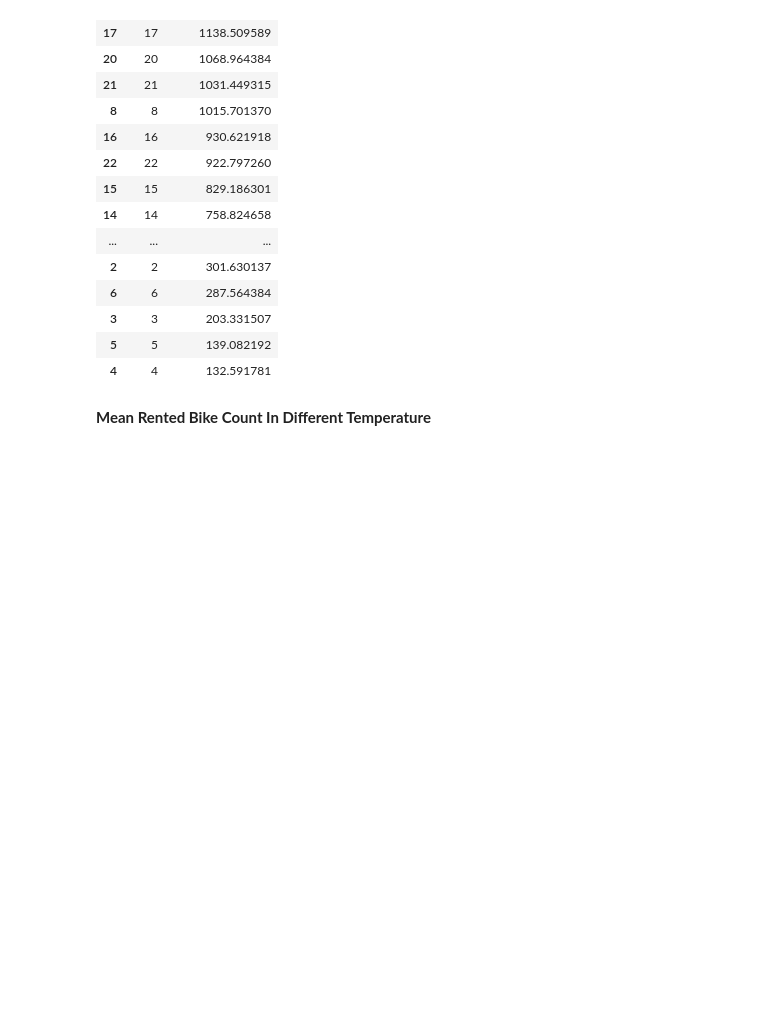
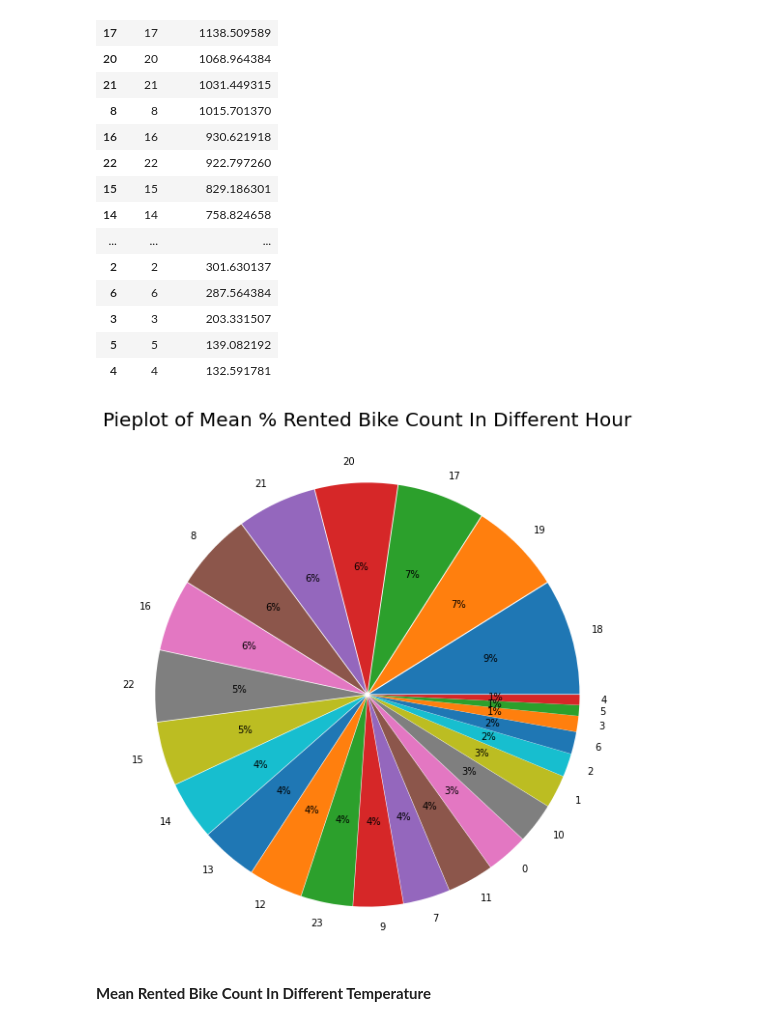
Before and after one commit to saurabhshinkar/Bike-Sharing-Demand-Prediction, a Jupyter notebook: Bike_Sharing_Demand_Prediction_Capstone_Project.ipynb, the cells around one changed output. Saved outputs shown, nothing was run; the diff lists cells and outputs as text; code cells hidden in the pictures; blank space fills up the shorter version.

```diff
--- a/Bike_Sharing_Demand_Prediction_Capstone_Project.ipynb
+++ b/Bike_Sharing_Demand_Prediction_Capstone_Project.ipynb
@@ -239,3 +300,11 @@ rented_bike_count_hour
 | 3 | 3 | 203.331507 |
 | 5 | 5 | 139.082192 |
 | 4 | 4 | 132.591781 |
+# %%
+#Pieplot of Mean Rented Bike Count In Different Hour
+plt.rcParams['figure.figsize'] = (20,10)
+plt.pie(rented_bike_count_hour["Rented Bike Count"],labels=rented_bike_count_hour['Hour'],autopct='%.0f%%',explode=[0.01]*24)
+plt.title('Pieplot of Mean % Rented Bike Count In Different Hour',fontsize=20)
+plt.show()
+# %% [output]
+[figure, added]
```
Also changed, not shown: parts of 91 cells of this notebook.
